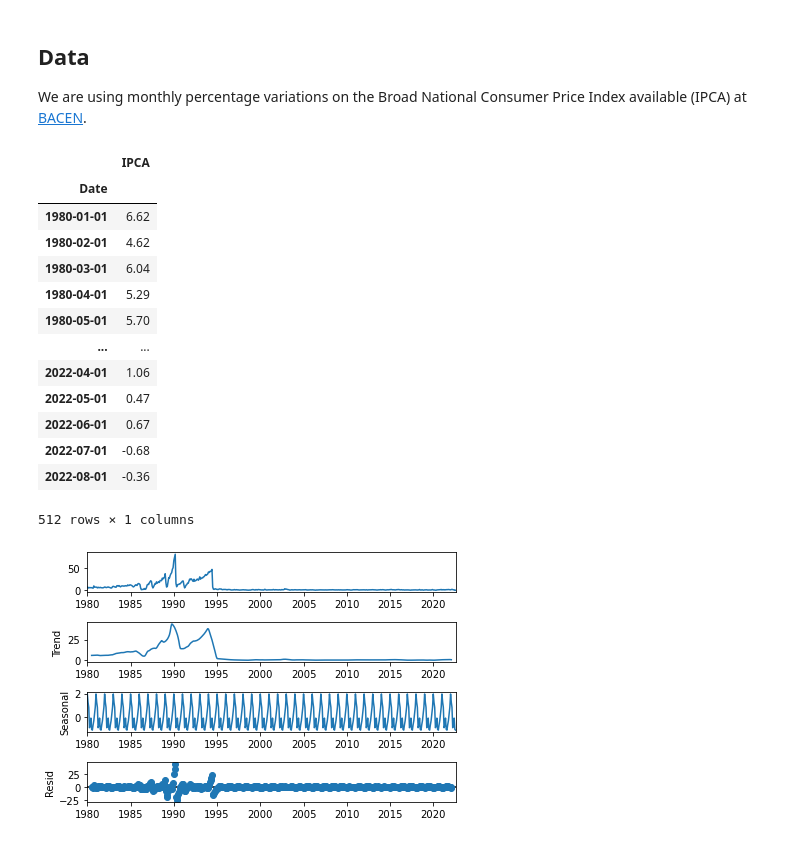
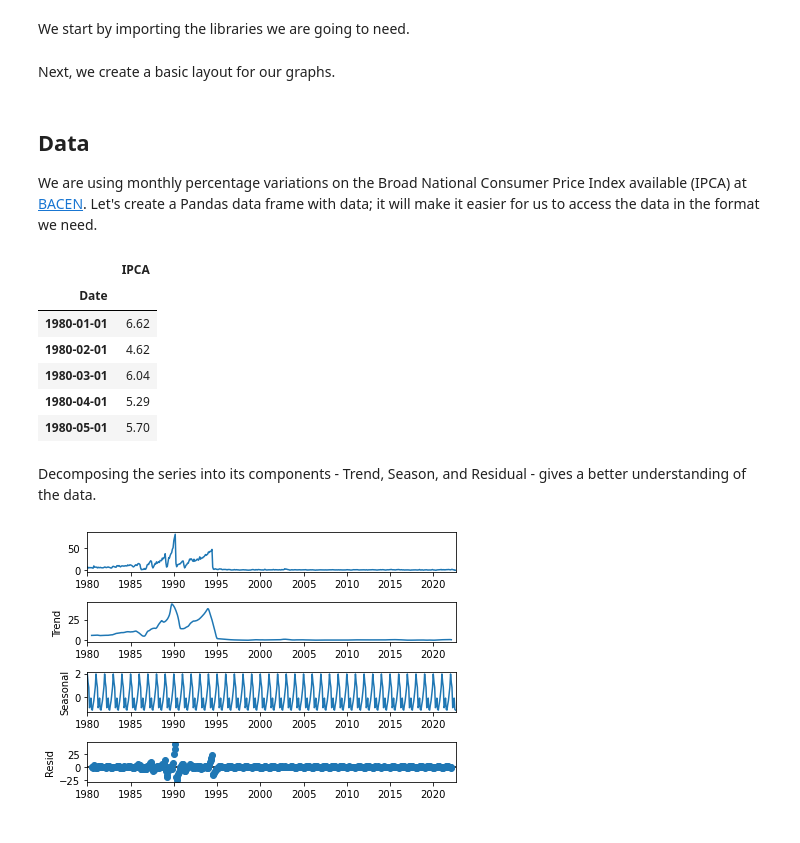
Before and after one commit to olavopoletti/Inflation_Forecast, a Jupyter notebook: inflation.ipynb, the cells around one changed output. Drawn from its saved outputs; the diff is of its cells as text; code cells hidden in the pictures.

```diff
--- a/inflation.ipynb
+++ b/inflation.ipynb
@@ -4,5 +5,7 @@ Evidence suggests that the processes producing inflation change over time. The d
 Long Short-Term Memory (LSTM) is a Recurrent Neural Network (RNN) designed to learn long sequences o data. It does not rely on pre-specified structures or windows - a good fit for forecasting time series.
 The project is [here](https://github.com/olavopoletti/Inflation_Forecast.git).
+# %% [markdown]
+We start by importing the libraries we are going to need.
 # %%
 # Imports
 import warnings
@@ -26,4 +28,6 @@ from plotly.subplots import make_subplots
 from plotly.offline import init_notebook_mode, iplot
 init_notebook_mode(connected=True)
 from sklearn.metrics import mean_squared_error
+# %% [markdown]
+Next, we create a basic layout for our graphs.
 # %%
@@ -60,37 +64,33 @@ layout = go.Layout(
 # %% [markdown]
 ## Data
-We are using monthly percentage variations on the Broad National Consumer Price Index available (IPCA) at [BACEN](https://www3.bcb.gov.br/sgspub/localizarseries/localizarSeries.do?method=prepararTelaLocalizarSeries).
+We are using monthly percentage variations on the Broad National Consumer Price Index available (IPCA) at [BACEN](https://www3.bcb.gov.br/sgspub/localizarseries/localizarSeries.do?method=prepararTelaLocalizarSeries). Let's create a Pandas data frame with data; it will make it easier for us to access the data in the format we need.
 # %%
 # Data Frame
 df = pd.read_csv(r"monthlyInflation.csv", sep=";")
 df = df.rename(
-                columns={
-        "433 - Broad National Consumer Price Index (IPCA) - Monthly % var.":
-        "IPCA"
-                        }
-                )
+        columns={
+                "433 - Broad National Consumer" \
+                + " Price Index (IPCA) - Monthly % var.": "IPCA"
+                }
+        )
 
 # Formatting
 df = df[df.Date != "Source"]
 df["Date"] = df.Date.astype("datetime64[ns]")
 df["IPCA" ] = df["IPCA" ].astype("float")
 df = df.set_index('Date')
-df
+
+df.head()
 # %% [output]
 |  | IPCA |
 | Date |  |
 | 1980-01-01 | 6.62 |
 | 1980-02-01 | 4.62 |
 | 1980-03-01 | 6.04 |
 | 1980-04-01 | 5.29 |
 | 1980-05-01 | 5.70 |
-| ... | ... |
-| 2022-04-01 | 1.06 |
-| 2022-05-01 | 0.47 |
-| 2022-06-01 | 0.67 |
-| 2022-07-01 | -0.68 |
-| 2022-08-01 | -0.36 |
-512 rows × 1 columns
+# %% [markdown]
+Decomposing the series into its components - Trend, Season, and Residual - gives a better understanding of the data.
 # %%
 # Decomposing the time series
 decomposition = seasonal_decompose(df, model='additive')
```
Also changed, not shown: parts of 45 cells of this notebook.
